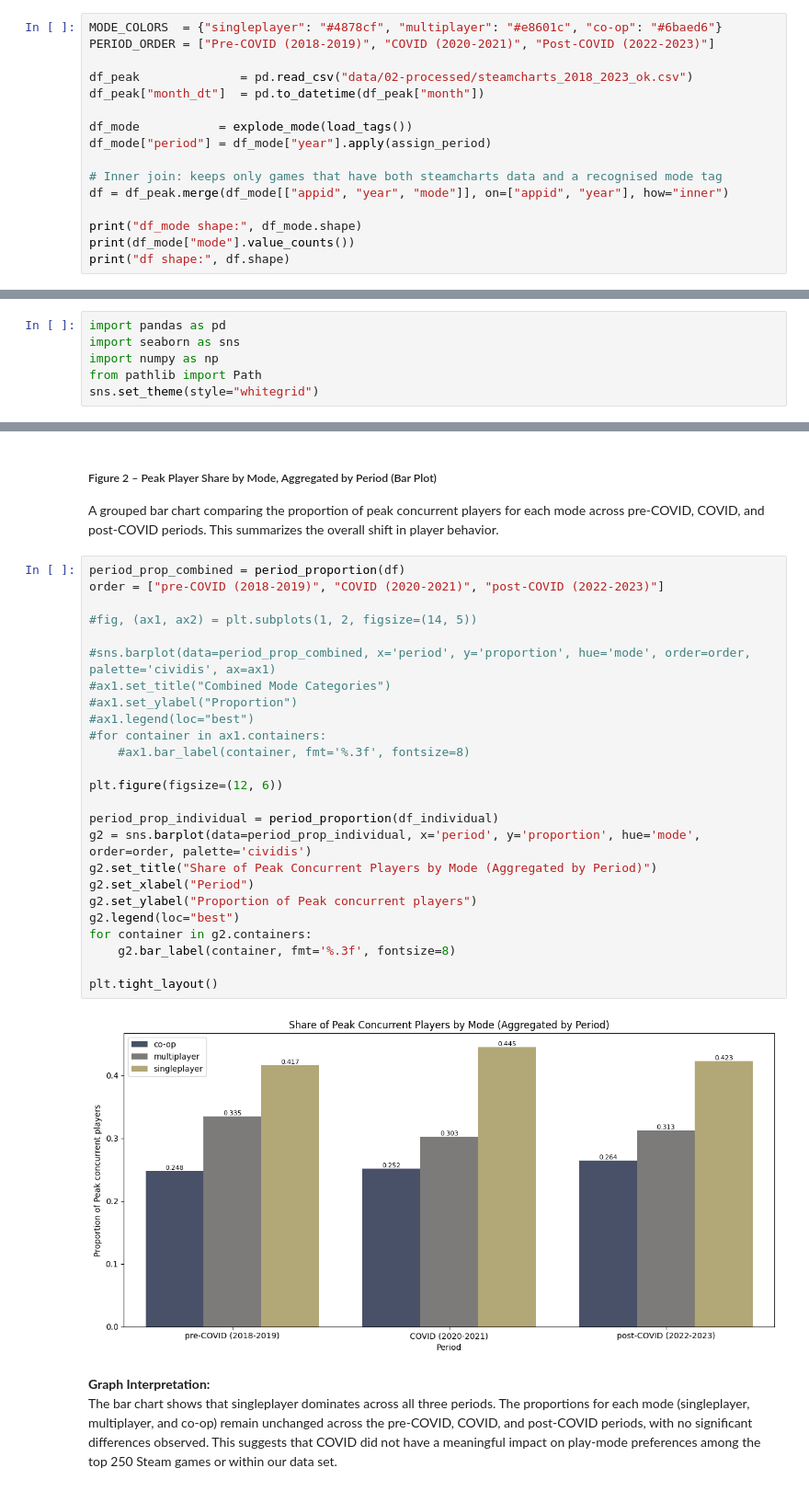
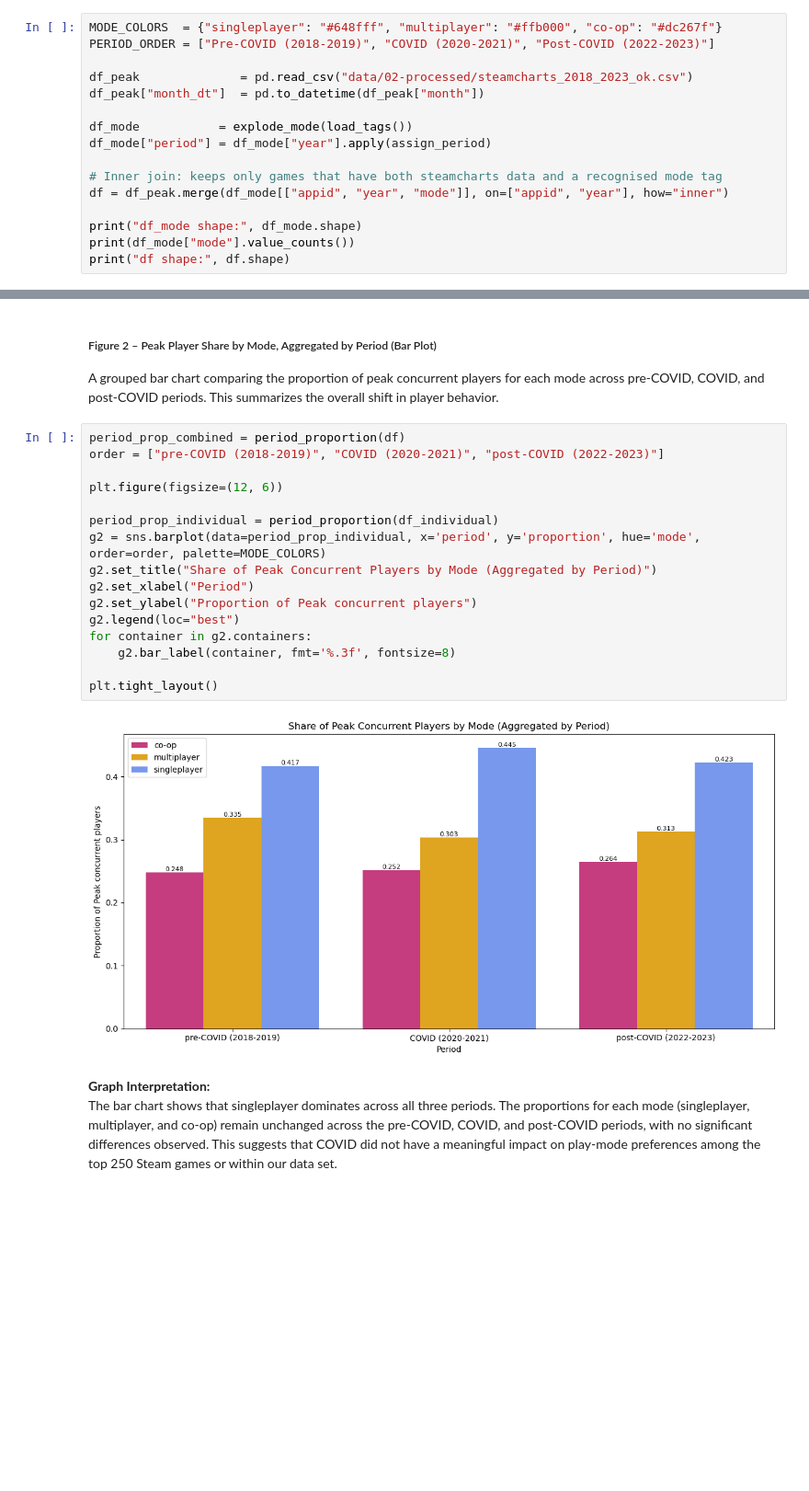
Before and after one commit to COGS108/Group038_WI26, a Jupyter notebook: 02-EDACheckpoint.ipynb, the cells around one changed output, grey strips where cells are left out. Shown at 92% size. Saved outputs shown, nothing was run; the diff lists cells and outputs as text; blank space fills up the shorter version.

```diff
--- a/02-EDACheckpoint.ipynb
+++ b/02-EDACheckpoint.ipynb
@@ -401,7 +566,7 @@ def assign_period(year):
     else:
         return "Post-COVID (2022-2023)"
 # %%
-MODE_COLORS  = {"singleplayer": "#4878cf", "multiplayer": "#e8601c", "co-op": "#6baed6"}
+MODE_COLORS  = {"singleplayer": "#648fff", "multiplayer": "#ffb000", "co-op": "#dc267f"}
 PERIOD_ORDER = ["Pre-COVID (2018-2019)", "COVID (2020-2021)", "Post-COVID (2022-2023)"]
 
 df_peak              = pd.read_csv("data/02-processed/steamcharts_2018_2023_ok.csv")
@@ -597,9 +752,3 @@ This is where the trends are most evident there is a clear decline in the multip
 - post-COIVD: 2022-2023
 
 **Important note:** Play mode tags are not mutually exclusive (a game can be both multiplayer and co-op). We "explode" tags so games can appear in multiple modes. Because of this, mode totals should not be interpreted as disjoint categories—proportions/comparisons are the most meaningful view.
-# %%
-import pandas as pd
-import seaborn as sns
-import numpy as np
-from pathlib import Path
-sns.set_theme(style="whitegrid")
@@ -917,30 +1052,21 @@ A grouped bar chart comparing the proportion of peak concurrent players for each
 # %%
 period_prop_combined = period_proportion(df)
 order = ["pre-COVID (2018-2019)", "COVID (2020-2021)", "post-COVID (2022-2023)"]
 
-#fig, (ax1, ax2) = plt.subplots(1, 2, figsize=(14, 5))
-
-#sns.barplot(data=period_prop_combined, x='period', y='proportion', hue='mode', order=order, palette='cividis', ax=ax1)
-#ax1.set_title("Combined Mode Categories")
-#ax1.set_ylabel("Proportion")
-#ax1.legend(loc="best")
-#for container in ax1.containers:
-    #ax1.bar_label(container, fmt='%.3f', fontsize=8)
-
 plt.figure(figsize=(12, 6))
 
 period_prop_individual = period_proportion(df_individual)
-g2 = sns.barplot(data=period_prop_individual, x='period', y='proportion', hue='mode', order=order, palette='cividis')
+g2 = sns.barplot(data=period_prop_individual, x='period', y='proportion', hue='mode', order=order, palette=MODE_COLORS)
 g2.set_title("Share of Peak Concurrent Players by Mode (Aggregated by Period)")
 g2.set_xlabel("Period")
 g2.set_ylabel("Proportion of Peak concurrent players")
 g2.legend(loc="best")
 for container in g2.containers:
     g2.bar_label(container, fmt='%.3f', fontsize=8)
 
 plt.tight_layout()
 # %% [output]
-[figure, old version]
+[figure, new version]
 # %% [markdown]
 **Graph Interpretation:**\
 The bar chart shows that singleplayer dominates across all three periods. The proportions for each mode (singleplayer, multiplayer, and co-op) remain unchanged across the pre-COVID, COVID, and post-COVID periods, with no significant differences observed. This suggests that COVID did not have a meaningful impact on play-mode preferences among the top 250 Steam games or within our data set.
```
Also changed, not shown: parts of 39 cells of this notebook.
